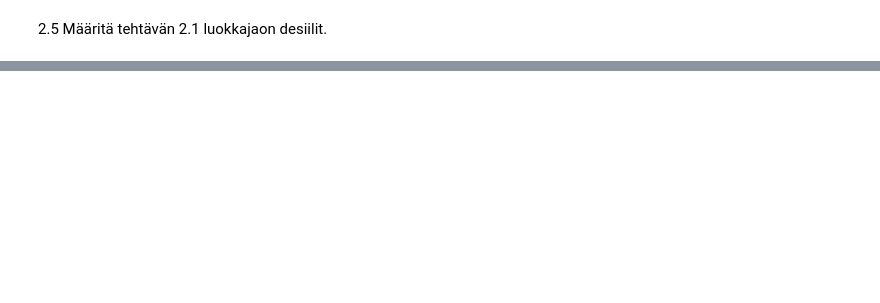
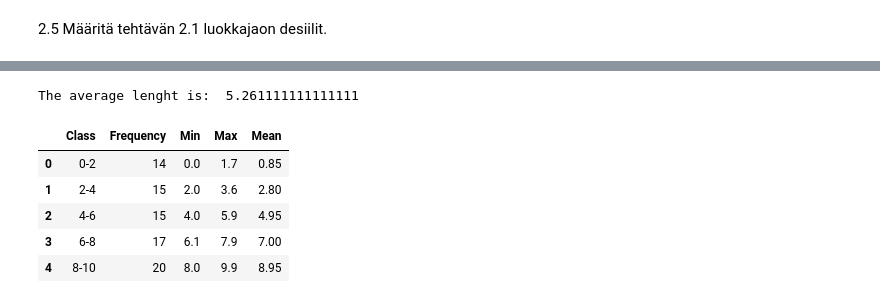
Before and after one commit to walterairs/statsandprobs, a Jupyter notebook: statistics/lesson_two.ipynb, the cells around one changed output, grey strips where cells are left out. Drawn from its saved outputs; the diff is of its cells as text; code cells hidden in the pictures; blank space fills up the shorter version.

```diff
--- a/statistics/lesson_two.ipynb
+++ b/statistics/lesson_two.ipynb
@@ -19 +115,51 @@ School_travel_distance = []
 ![image.png](attachment:image.png)
+# %%
+index_finger_lenghts = [7.3, 3.3, 4, 0, 6.1, 6.9, 1.5, 2, 1.4, 1.4,
+                    7.8, 8.4, 9.1, 9.9, 3.6, 6.1, 8.3, 8.4, 9.7, 5.4,
+                    5.9, 7.8, 0.3, 9, 2.3, 9.6, 2.6, 5.5, 8.3, 9.1,
+                    2.4, 6.5, 1.3, 8.3, 8.3, 7.6, 6.6, 8.2, 1.1, 1.7,
+                    9.1, 1.1, 5.7, 7.6, 9.4, 6.2, 8, 6.4, 6.8, 2.1,
+                    4.2, 3, 1,.6, 8.9, 8, 4.4, 5.8, 3.3, 3.1, 6.1,
+                    3, 2.5, 6.8, 7.9, 3.5, 5.6, 5.3, 4.5, 3.1, 8,
+                    2.9, 4.7, 4, 1.1, 0.2, 9.8, 7.6, 5.1, 1.5, 5.7]
+
+minimum = numpy.min(index_finger_lenghts)
+maximum = numpy.max(index_finger_lenghts)
+
+data = pandas.DataFrame(index_finger_lenghts, columns=['Lenght'])
+data['Class'] = numpy.floor(data['Lenght']/2)
+data['Class'] = data['Class'].astype(int)
+data['Class'] = data['Class'].astype(str)
+
+# lets find the frequency of each class
+data2 = data.groupby('Class').count()
+data2 = data2.reset_index()
+data2.columns = ['Class', 'Frequency']
+
+# lets find the min and max of each class and next to frequency
+data3 = data.groupby('Class').agg({'Lenght': ['min', 'max']})
+data3 = data3.reset_index()
+data3.columns = ['Class', 'Min', 'Max']
+
+# create frequency table
+data4 = pandas.merge(data2, data3, on='Class')
+
+# rename the classes
+data4['Class'] = data4['Class'].replace({'0': '0-2', '1': '2-4', '2': '4-6', '3': '6-8', '4': '8-10'})
+
+# calculate mean
+data4['Mean'] = (data4['Min'] + data4['Max'])/2
+
+average = (data4['Frequency']*data4['Mean']).sum()/data4['Frequency'].sum()
+
+print('The average lenght is: ', average)
+
+data4
+# %% [output]
+The average lenght is:  5.261111111111111
+|  | Class | Frequency | Min | Max | Mean |
+| 0 | 0-2 | 14 | 0.0 | 1.7 | 0.85 |
+| 1 | 2-4 | 15 | 2.0 | 3.6 | 2.80 |
+| 2 | 4-6 | 15 | 4.0 | 5.9 | 4.95 |
+| 3 | 6-8 | 17 | 6.1 | 7.9 | 7.00 |
+| 4 | 8-10 | 20 | 8.0 | 9.9 | 8.95 |
```
Also changed, not shown: parts of 9 cells of this notebook, 2 other files.
